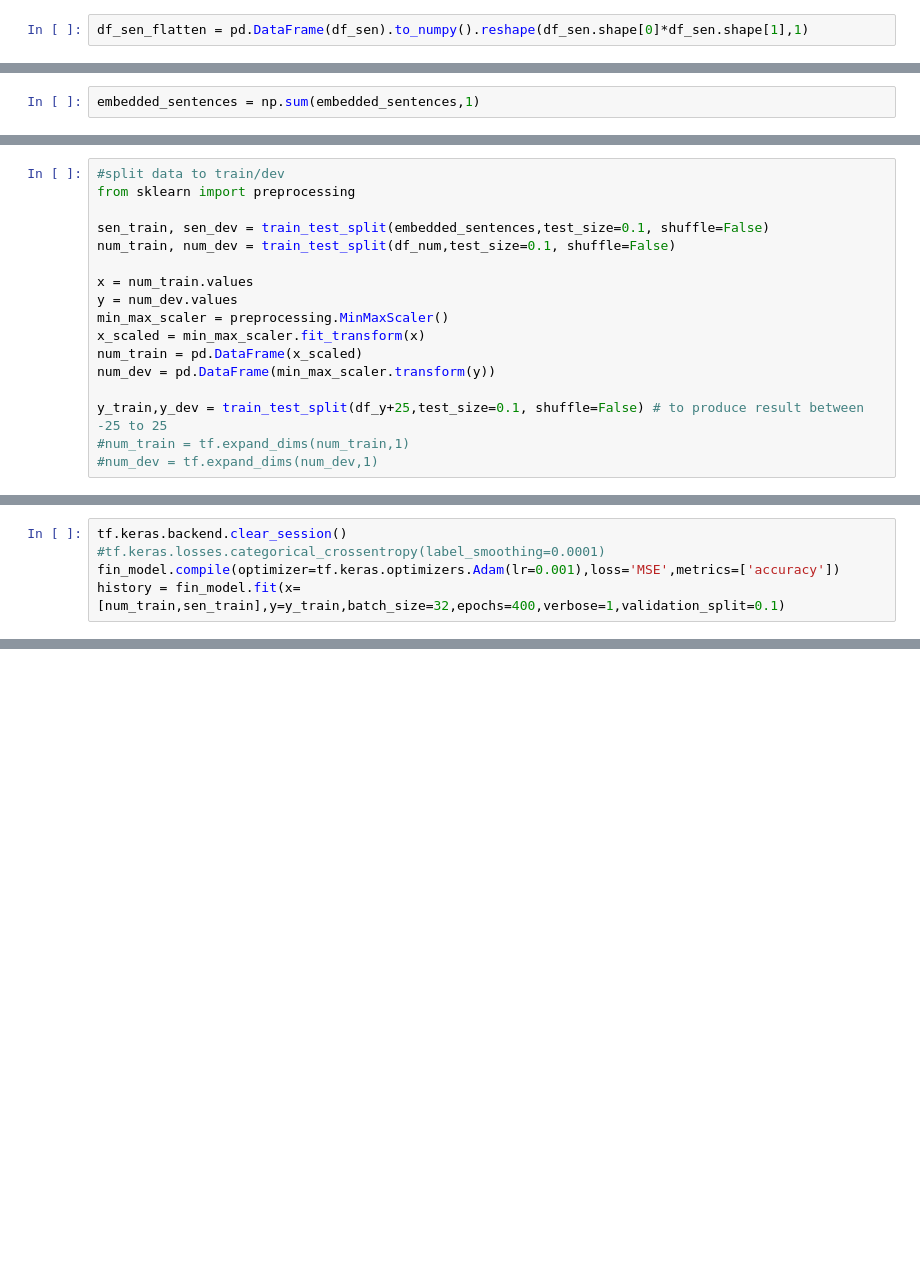
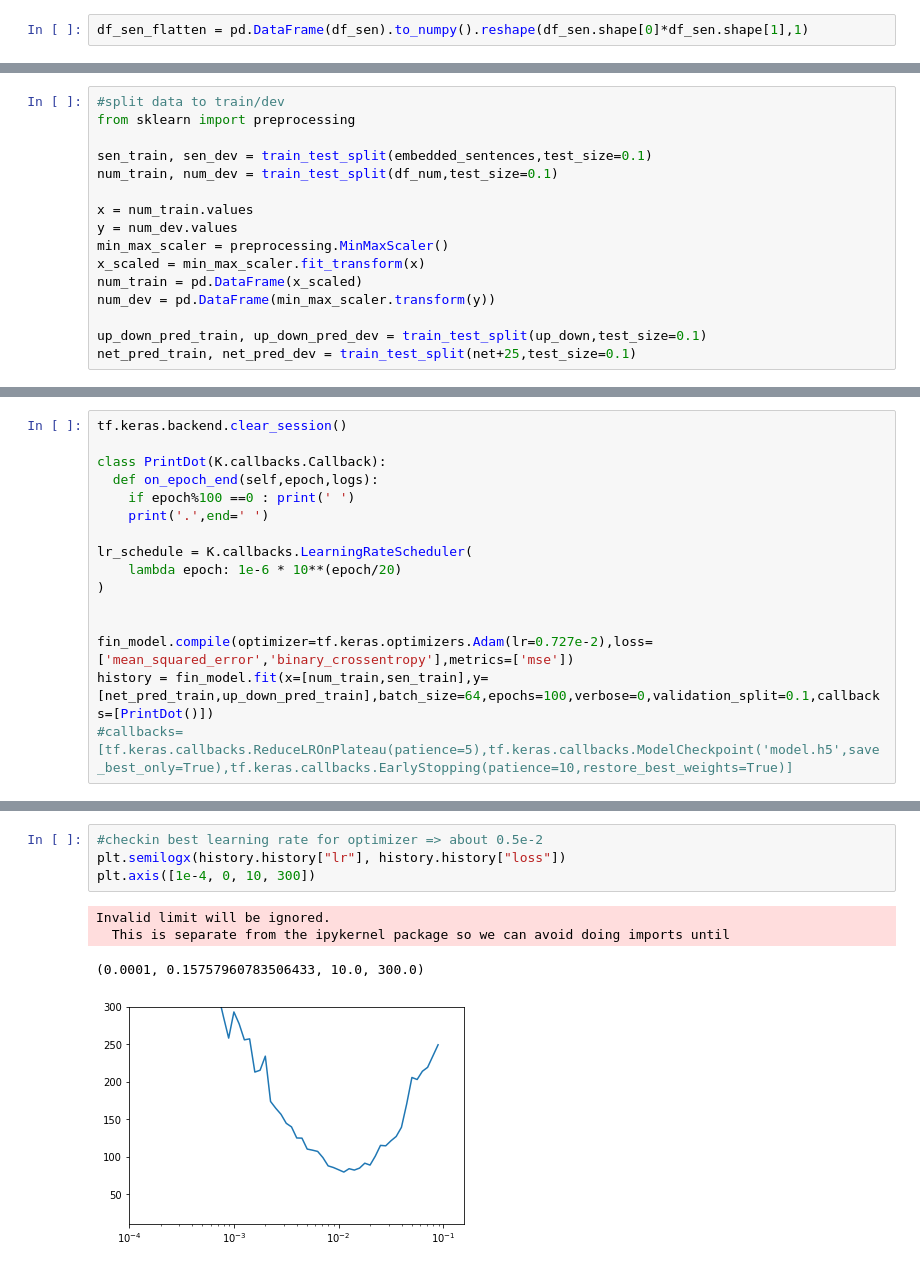
Before and after one commit to SJY-coder/TSP-demo, a Jupyter notebook: TSP_demo.ipynb, the cells around one changed output, grey strips where cells are left out. Drawn from its saved outputs; the diff is of its cells as text; blank space fills up the shorter version.

```diff
--- a/TSP_demo.ipynb
+++ b/TSP_demo.ipynb
@@ -250,2 +253,0 @@ embedded_sentences = embedded_sentences.reshape((df_sen.shape[0],df_sen.shape[1]
-# %%
-embedded_sentences = np.sum(embedded_sentences,1)
@@ -316,8 +343,8 @@ tf.keras.utils.plot_model(fin_model, "fin_model.png", show_shapes=True)
 #split data to train/dev
 from sklearn import preprocessing
 
-sen_train, sen_dev = train_test_split(embedded_sentences,test_size=0.1, shuffle=False)
-num_train, num_dev = train_test_split(df_num,test_size=0.1, shuffle=False)
+sen_train, sen_dev = train_test_split(embedded_sentences,test_size=0.1)
+num_train, num_dev = train_test_split(df_num,test_size=0.1)
 
 x = num_train.values
 y = num_dev.values
@@ -326,7 +353,6 @@ x_scaled = min_max_scaler.fit_transform(x)
 num_train = pd.DataFrame(x_scaled)
 num_dev = pd.DataFrame(min_max_scaler.transform(y))
 
-y_train,y_dev = train_test_split(df_y+25,test_size=0.1, shuffle=False) # to produce result between -25 to 25
-#num_train = tf.expand_dims(num_train,1)
-#num_dev = tf.expand_dims(num_dev,1)
+up_down_pred_train, up_down_pred_dev = train_test_split(up_down,test_size=0.1)
+net_pred_train, net_pred_dev = train_test_split(net+25,test_size=0.1)
 # %%
@@ -360,5 +363,0 @@ print(sentence_embeddings_1,'\n',sentence_embeddings_2)
-# %%
-tf.keras.backend.clear_session()
-#tf.keras.losses.categorical_crossentropy(label_smoothing=0.0001)
-fin_model.compile(optimizer=tf.keras.optimizers.Adam(lr=0.001),loss='MSE',metrics=['accuracy'])
-history = fin_model.fit(x=[num_train,sen_train],y=y_train,batch_size=32,epochs=400,verbose=1,validation_split=0.1)
@@ -382,0 +370,16 @@ Epoch 400/400
+# %%
+tf.keras.backend.clear_session()
+
+class PrintDot(K.callbacks.Callback):
+  def on_epoch_end(self,epoch,logs):
+    if epoch%100 ==0 : print(' ')
+    print('.',end=' ')
+
+lr_schedule = K.callbacks.LearningRateScheduler(
+    lambda epoch: 1e-6 * 10**(epoch/20)
+)
+
+
+fin_model.compile(optimizer=tf.keras.optimizers.Adam(lr=0.727e-2),loss=['mean_squared_error','binary_crossentropy'],metrics=['mse'])
+history = fin_model.fit(x=[num_train,sen_train],y=[net_pred_train,up_down_pred_train],batch_size=64,epochs=100,verbose=0,validation_split=0.1,callbacks=[PrintDot()])
+#callbacks=[tf.keras.callbacks.ReduceLROnPlateau(patience=5),tf.keras.callbacks.ModelCheckpoint('model.h5',save_best_only=True),tf.keras.callbacks.EarlyStopping(patience=10,restore_best_weights=True)]
@@ -382,0 +393,9 @@ Epoch 400/400
+# %%
+#checkin best learning rate for optimizer => about 0.5e-2
+plt.semilogx(history.history["lr"], history.history["loss"])
+plt.axis([1e-4, 0, 10, 300])
+# %% [output]
+Invalid limit will be ignored.
+  This is separate from the ipykernel package so we can avoid doing imports until
+(0.0001, 0.15757960783506433, 10.0, 300.0)
+[figure, added]
```
Also changed, not shown: parts of 32 cells of this notebook.
